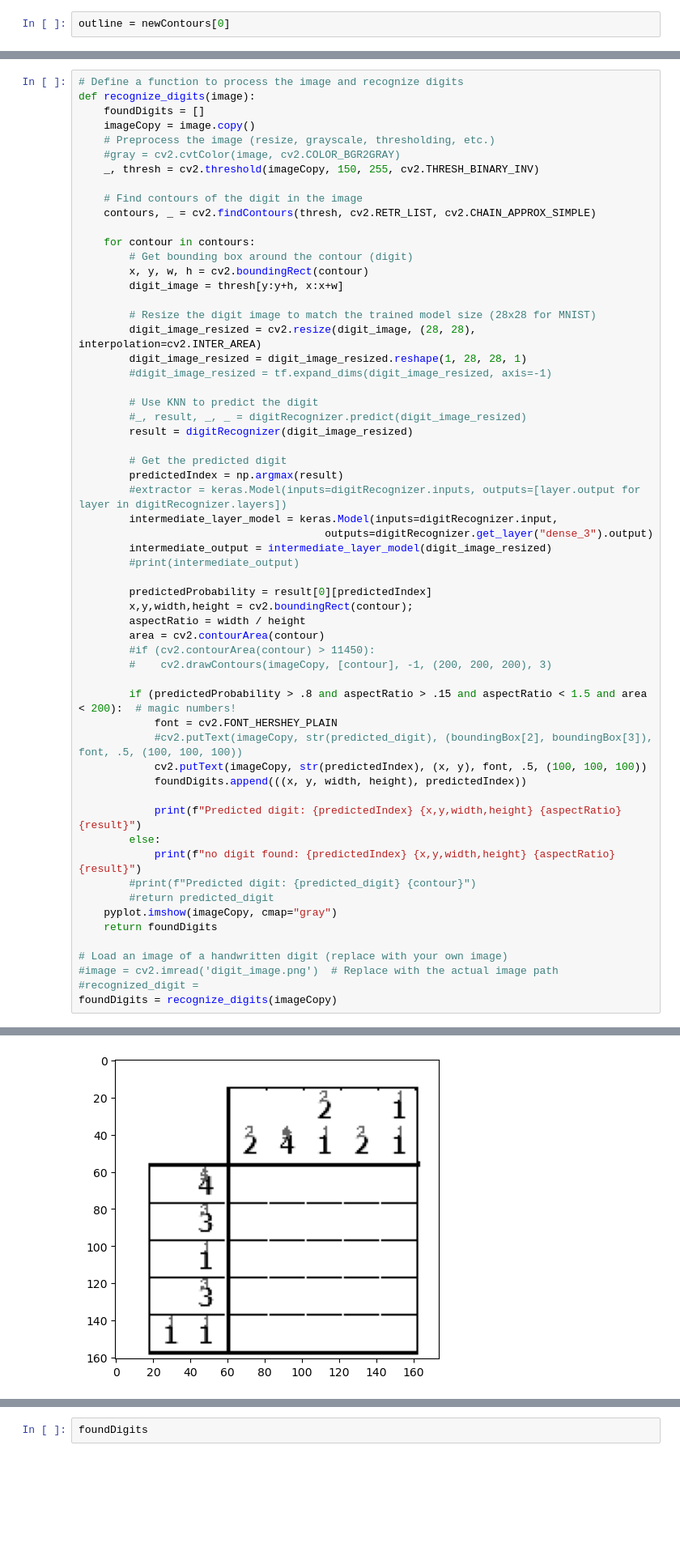
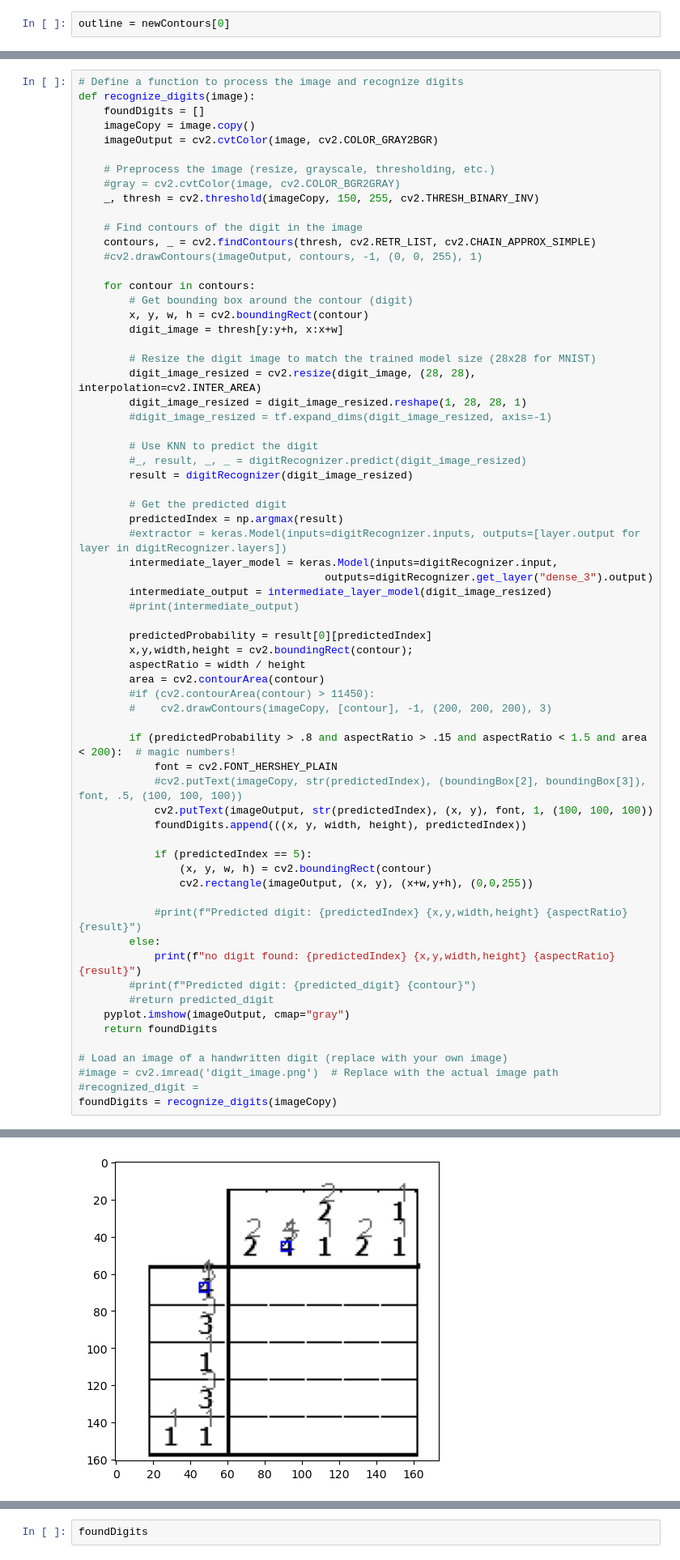
Before and after one commit to igloo81/nonogram, a Jupyter notebook: NonoGram start.ipynb, the cells around one changed output, grey strips where cells are left out. Shown at 81% size. Cells and saved outputs as stored; diff of their text form; blank space fills up the shorter version.

```diff
--- a/NonoGram start.ipynb
+++ b/NonoGram start.ipynb
@@ -145,12 +155,15 @@ else:
 def recognize_digits(image):
     foundDigits = []
     imageCopy = image.copy()
+    imageOutput = cv2.cvtColor(image, cv2.COLOR_GRAY2BGR)
+
     # Preprocess the image (resize, grayscale, thresholding, etc.)
     #gray = cv2.cvtColor(image, cv2.COLOR_BGR2GRAY)
     _, thresh = cv2.threshold(imageCopy, 150, 255, cv2.THRESH_BINARY_INV)
 
     # Find contours of the digit in the image
     contours, _ = cv2.findContours(thresh, cv2.RETR_LIST, cv2.CHAIN_APPROX_SIMPLE)
+    #cv2.drawContours(imageOutput, contours, -1, (0, 0, 255), 1)
 
     for contour in contours:
         # Get bounding box around the contour (digit)
@@ -183,16 +196,20 @@ def recognize_digits(image):
 
         if (predictedProbability > .8 and aspectRatio > .15 and aspectRatio < 1.5 and area < 200):  # magic numbers!
             font = cv2.FONT_HERSHEY_PLAIN
-            #cv2.putText(imageCopy, str(predicted_digit), (boundingBox[2], boundingBox[3]), font, .5, (100, 100, 100))
-            cv2.putText(imageCopy, str(predictedIndex), (x, y), font, .5, (100, 100, 100))
+            #cv2.putText(imageCopy, str(predictedIndex), (boundingBox[2], boundingBox[3]), font, .5, (100, 100, 100))
+            cv2.putText(imageOutput, str(predictedIndex), (x, y), font, 1, (100, 100, 100))
             foundDigits.append(((x, y, width, height), predictedIndex))
 
-            print(f"Predicted digit: {predictedIndex} {x,y,width,height} {aspectRatio} {result}")
+            if (predictedIndex == 5):
+                (x, y, w, h) = cv2.boundingRect(contour)
+                cv2.rectangle(imageOutput, (x, y), (x+w,y+h), (0,0,255))
+
+            #print(f"Predicted digit: {predictedIndex} {x,y,width,height} {aspectRatio} {result}")
         else:
             print(f"no digit found: {predictedIndex} {x,y,width,height} {aspectRatio} {result}")
         #print(f"Predicted digit: {predicted_digit} {contour}")
         #return predicted_digit
-    pyplot.imshow(imageCopy, cmap="gray")
+    pyplot.imshow(imageOutput, cmap="gray")
     return foundDigits
 
 # Load an image of a handwritten digit (replace with your own image)
@@ -217,4 +234,4 @@ Predicted digit: 2 (109, 22, 7, 10) 0.7 [[0. 0. 1. 0. 0. 0. 0. 0. 0. 0.]]
 no digit found: 1 (61, 15, 102, 42) 2.4285714285714284 [[0.         0.9507065  0.         0.         0.         0.04929358
   0.         0.         0.         0.        ]]
 no digit found: 5 (18, 15, 146, 144) 1.0138888888888888 [[0. 0. 0. 0. 0. 1. 0. 0. 0. 0.]]
-[figure, old version]
+[figure, new version]
```
Also changed, not shown: parts of 8 cells of this notebook, 1 other file.
